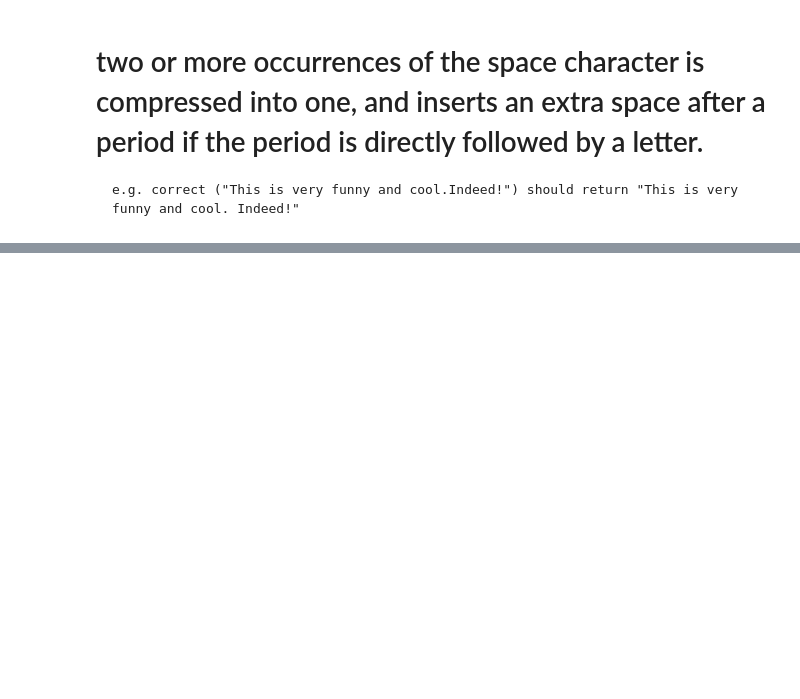
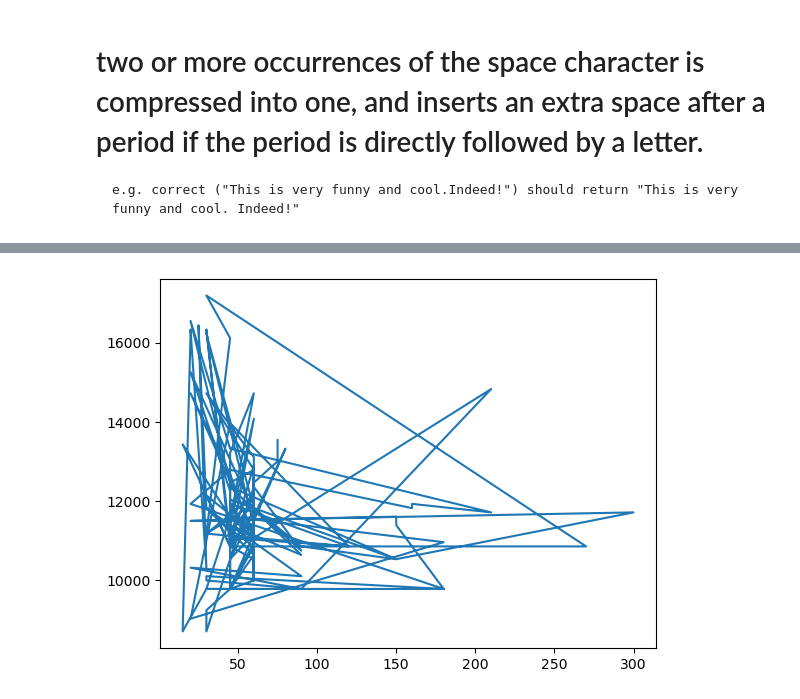
Before and after one commit to pnkghard/Python, a Jupyter notebook: Session_Assignment_4.ipynb, the cells around one changed output, grey strips where cells are left out. Saved outputs shown, nothing was run; the diff lists cells and outputs as text; code cells hidden in the pictures; blank space fills up the shorter version.

```diff
--- a/Session_Assignment_4.ipynb
+++ b/Session_Assignment_4.ipynb
@@ -154,0 +196,3 @@ IndexError: list index out of range
+# %%
+data = pd.read_csv("F:\Public\Statistic&Analitics\data.csv")
+data.sort_values(by=["Duration"])
@@ -154,0 +228,6 @@ IndexError: list index out of range
+# %%
+x = data["Duration"]
+mean = data.mean()
+median = data.median()
+mode = data.mode()
+print(f"Mean:\n{mean}\nMedian:\n{median}\nMode:\n{mode}")
@@ -154,0 +250,8 @@ IndexError: list index out of range
+# %%
+y = (mean["Pulse"]*data["Pulse"]) + median["Pulse"]
+# %%
+plt.subplot()
+plt.plot(x, y)
+plt.show()
+# %% [output]
+[figure, added]
```
Also changed, not shown: parts of 11 cells of this notebook.
